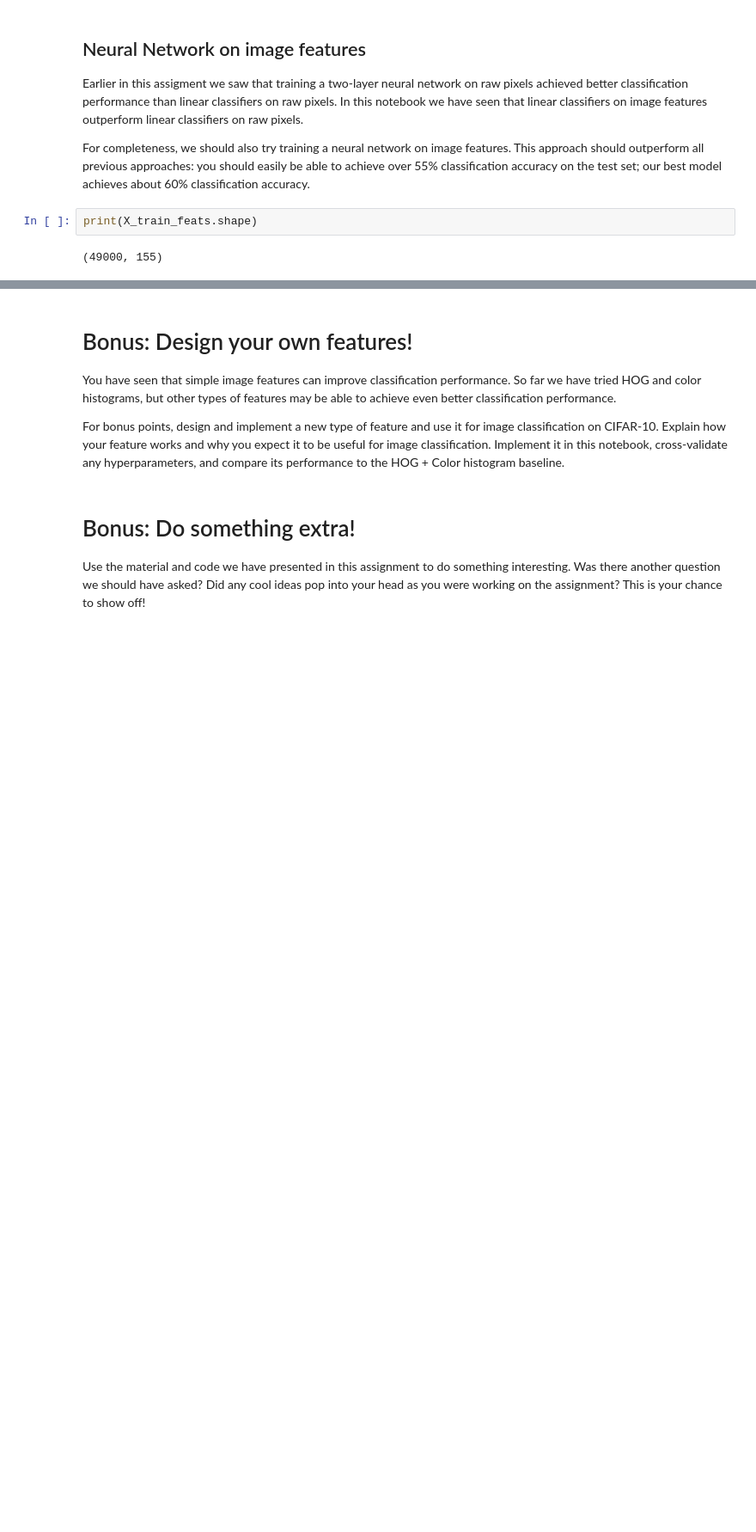
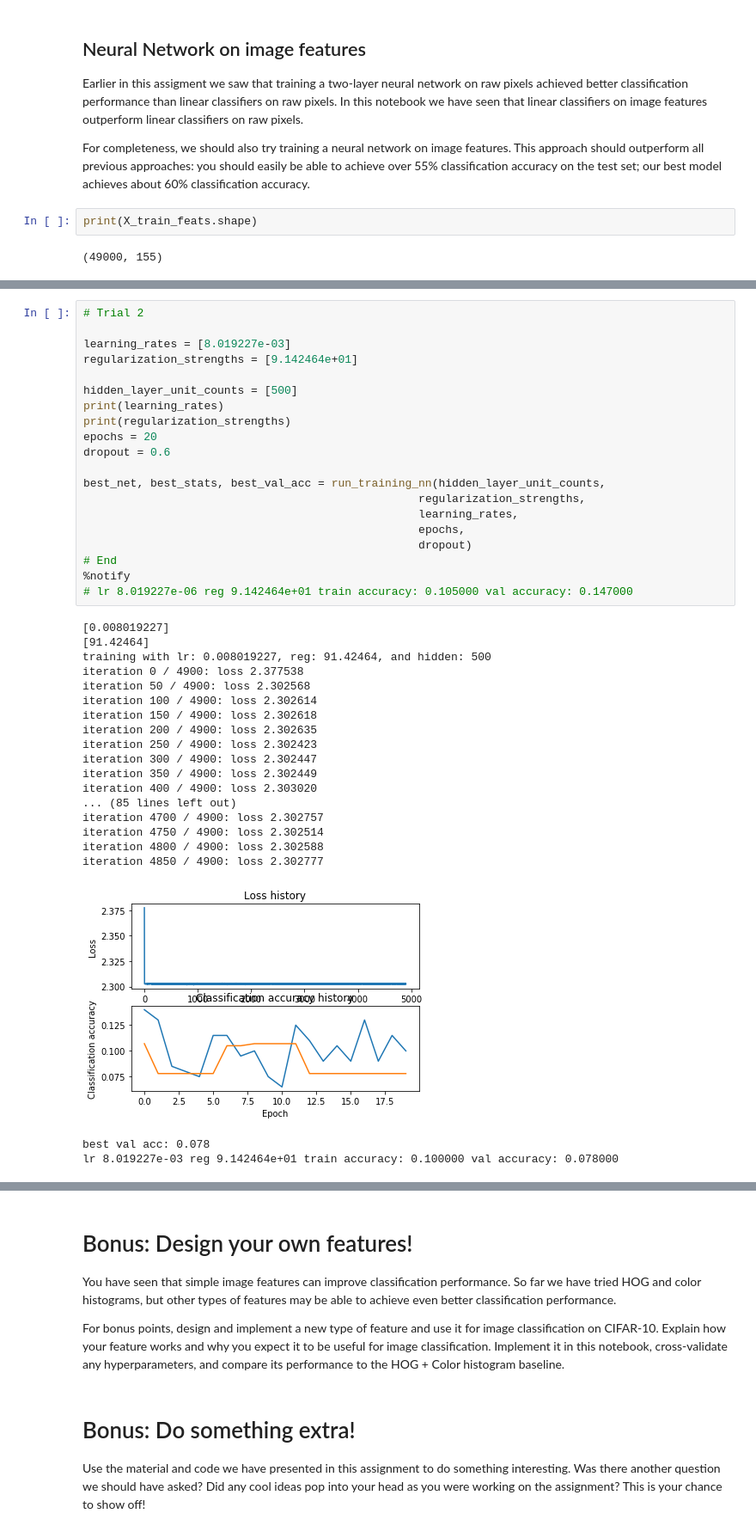
Before and after one commit to baek-jinoo/cs231n_assignments, a Jupyter notebook: assignment1/features.ipynb, the cells around one changed output, grey strips where cells are left out. Shown at 86% size. Drawn from its saved outputs; the diff is of its cells as text; blank space fills up the shorter version.

```diff
--- a/assignment1/features.ipynb
+++ b/assignment1/features.ipynb
@@ -422 +415,42 @@ lr 8.552381e-03 reg 5.391052e+03 train accuracy: 0.070000 val accuracy: 0.080000
 [interactive output not drawn]
+# %%
+# Trial 2
+
+learning_rates = [8.019227e-03]
+regularization_strengths = [9.142464e+01]
+
+hidden_layer_unit_counts = [500]
+print(learning_rates)
+print(regularization_strengths)
+epochs = 20
+dropout = 0.6
+
+best_net, best_stats, best_val_acc = run_training_nn(hidden_layer_unit_counts,
+                                                  regularization_strengths,
+                                                  learning_rates,
+                                                  epochs,
+                                                  dropout)
+# End
+%notify
+# lr 8.019227e-06 reg 9.142464e+01 train accuracy: 0.105000 val accuracy: 0.147000
+# %% [output]
+[0.008019227]
+[91.42464]
+training with lr: 0.008019227, reg: 91.42464, and hidden: 500
+iteration 0 / 4900: loss 2.377538
+iteration 50 / 4900: loss 2.302568
+iteration 100 / 4900: loss 2.302614
+iteration 150 / 4900: loss 2.302618
+iteration 200 / 4900: loss 2.302635
+iteration 250 / 4900: loss 2.302423
+iteration 300 / 4900: loss 2.302447
+iteration 350 / 4900: loss 2.302449
+iteration 400 / 4900: loss 2.303020
+... (85 lines left out)
+iteration 4700 / 4900: loss 2.302757
+iteration 4750 / 4900: loss 2.302514
+iteration 4800 / 4900: loss 2.302588
+iteration 4850 / 4900: loss 2.302777
+[figure, added]
+best val acc: 0.078
+lr 8.019227e-03 reg 9.142464e+01 train accuracy: 0.100000 val accuracy: 0.078000
```
Also changed, not shown: parts of 8 cells of this notebook.
